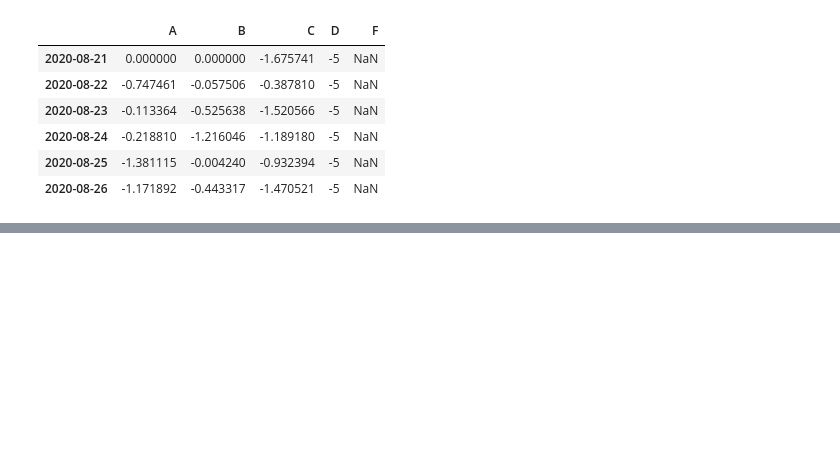
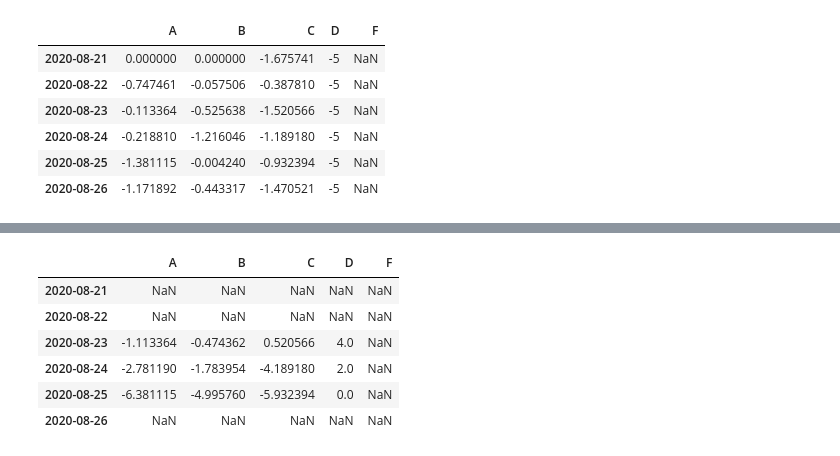
Before and after one commit to mangxiao2018/PandasSample, a Jupyter notebook: 1-入门Pandas.ipynb, the cells around one changed output, grey strips where cells are left out. Cells and saved outputs as stored; diff of their text form; code cells hidden in the pictures; blank space fills up the shorter version.

```diff
--- a/1-入门Pandas.ipynb
+++ b/1-入门Pandas.ipynb
@@ -453,0 +529,2 @@ df2
+# %%
+s = pd.Series([1, 3, 5, np.nan, 6, 8], index=dates).shift(2)
@@ -453,0 +541,10 @@ df2
+# %%
+df.sub(s, axis='index')
+# %% [output]
+|  | A | B | C | D | F |
+| 2020-08-21 | NaN | NaN | NaN | NaN | NaN |
+| 2020-08-22 | NaN | NaN | NaN | NaN | NaN |
+| 2020-08-23 | -1.113364 | -0.474362 | 0.520566 | 4.0 | NaN |
+| 2020-08-24 | -2.781190 | -1.783954 | -4.189180 | 2.0 | NaN |
+| 2020-08-25 | -6.381115 | -4.995760 | -5.932394 | 0.0 | NaN |
+| 2020-08-26 | NaN | NaN | NaN | NaN | NaN |
```
Also changed, not shown: parts of 20 cells of this notebook.
